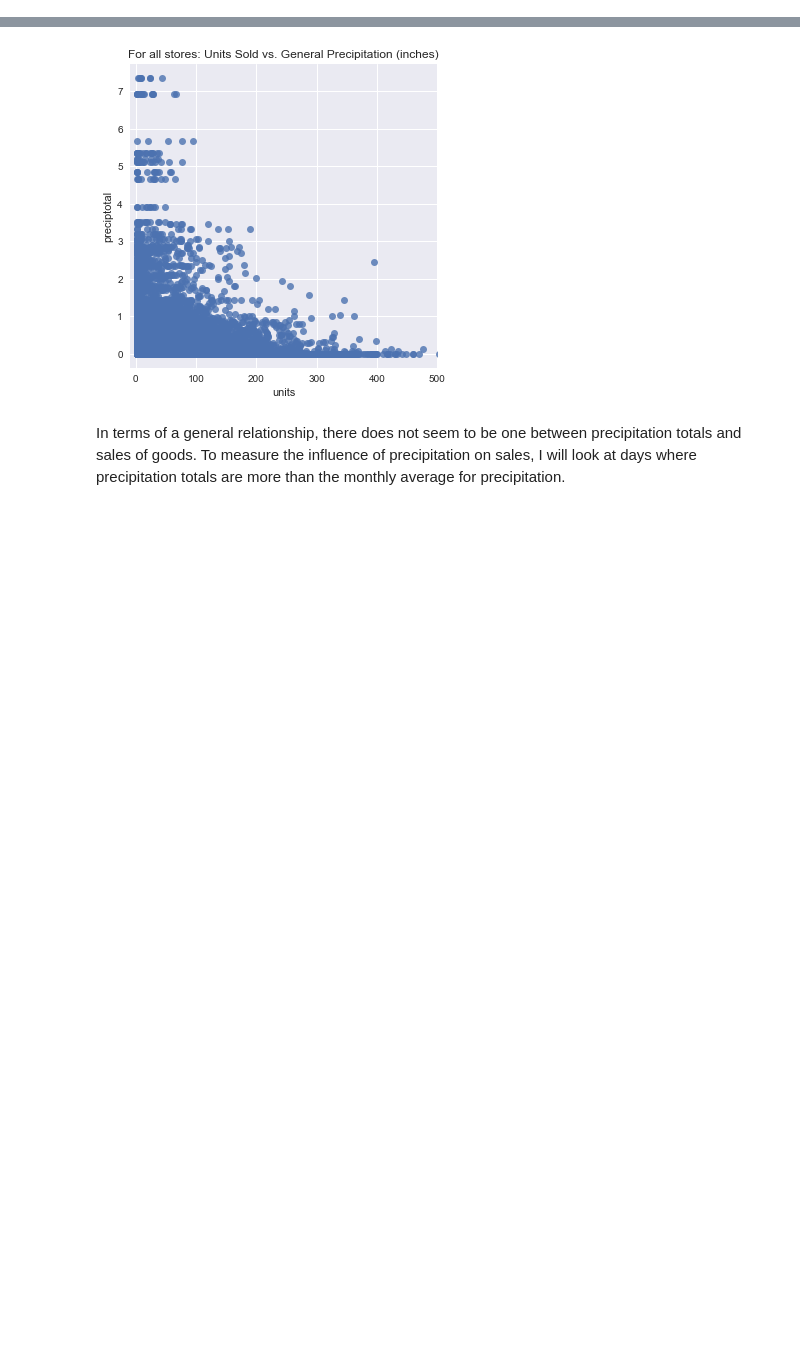
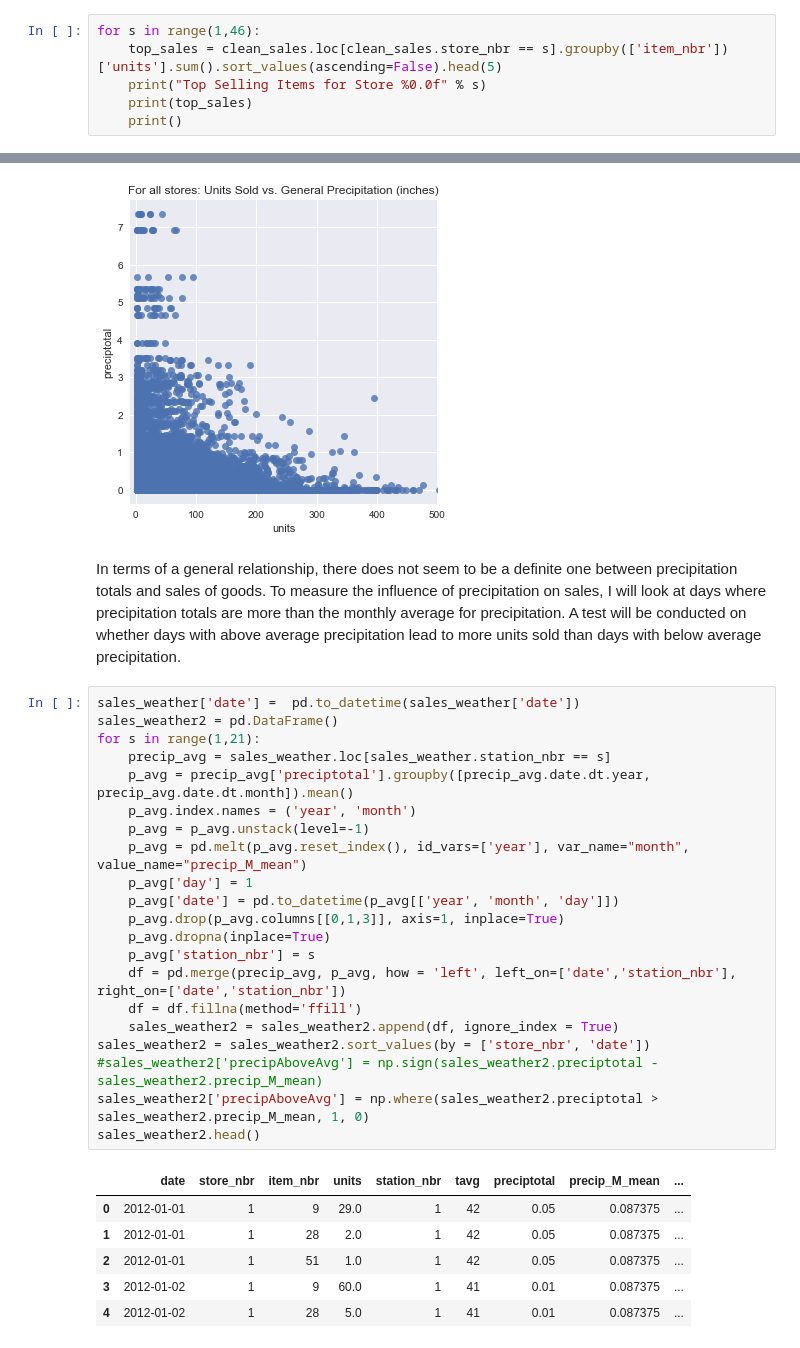
Before and after one commit to vpatel94/springboard, a Jupyter notebook: capstone project/milestone report.ipynb, the cells around one changed output, grey strips where cells are left out. Saved outputs shown, nothing was run; the diff lists cells and outputs as text; blank space fills up the shorter version.

```diff
--- a/capstone project/milestone report.ipynb
+++ b/capstone project/milestone report.ipynb
@@ -94,0 +95,6 @@ I've cleaned up the sales data by sorting by the store number and date respectiv
+# %%
+for s in range(1,46):
+    top_sales = clean_sales.loc[clean_sales.store_nbr == s].groupby(['item_nbr'])['units'].sum().sort_values(ascending=False).head(5)
+    print("Top Selling Items for Store %0.0f" % s)
+    print(top_sales)
+    print()
@@ -200,4 +227,32 @@ plt.show()
 # %% [output]
 [figure]
 # %% [markdown]
-In terms of a general relationship, there does not seem to be one between precipitation totals and sales of goods. To measure the influence of precipitation on sales, I will look at days where precipitation totals are more than the monthly average for precipitation.
+In terms of a general relationship, there does not seem to be a definite one between precipitation totals and sales of goods. To measure the influence of precipitation on sales, I will look at days where precipitation totals are more than the monthly average for precipitation. A test will be conducted on whether days with above average precipitation lead to more units sold than days with below average precipitation.
+# %%
+sales_weather['date'] =  pd.to_datetime(sales_weather['date'])
+sales_weather2 = pd.DataFrame()
+for s in range(1,21):
+    precip_avg = sales_weather.loc[sales_weather.station_nbr == s]
+    p_avg = precip_avg['preciptotal'].groupby([precip_avg.date.dt.year, precip_avg.date.dt.month]).mean()
+    p_avg.index.names = ('year', 'month')
+    p_avg = p_avg.unstack(level=-1)
+    p_avg = pd.melt(p_avg.reset_index(), id_vars=['year'], var_name="month", value_name="precip_M_mean")
+    p_avg['day'] = 1
+    p_avg['date'] = pd.to_datetime(p_avg[['year', 'month', 'day']])
+    p_avg.drop(p_avg.columns[[0,1,3]], axis=1, inplace=True)
+    p_avg.dropna(inplace=True)
+    p_avg['station_nbr'] = s
+    df = pd.merge(precip_avg, p_avg, how = 'left', left_on=['date','station_nbr'], right_on=['date','station_nbr'])
+    df = df.fillna(method='ffill')
+    sales_weather2 = sales_weather2.append(df, ignore_index = True)
+sales_weather2 = sales_weather2.sort_values(by = ['store_nbr', 'date'])
+#sales_weather2['precipAboveAvg'] = np.sign(sales_weather2.preciptotal - sales_weather2.precip_M_mean)
+sales_weather2['precipAboveAvg'] = np.where(sales_weather2.preciptotal > sales_weather2.precip_M_mean, 1, 0)
+sales_weather2.head()
+# %% [output]
+|  | date | store_nbr | item_nbr | units | station_nbr | tavg | preciptotal | precip_M_mean | ... |
+| 0 | 2012-01-01 | 1 | 9 | 29.0 | 1 | 42 | 0.05 | 0.087375 | ... |
+| 1 | 2012-01-01 | 1 | 28 | 2.0 | 1 | 42 | 0.05 | 0.087375 | ... |
+| 2 | 2012-01-01 | 1 | 51 | 1.0 | 1 | 42 | 0.05 | 0.087375 | ... |
+| 3 | 2012-01-02 | 1 | 9 | 60.0 | 1 | 41 | 0.01 | 0.087375 | ... |
+| 4 | 2012-01-02 | 1 | 28 | 5.0 | 1 | 41 | 0.01 | 0.087375 | ... |
```
Also changed, not shown: parts of 12 cells of this notebook.
